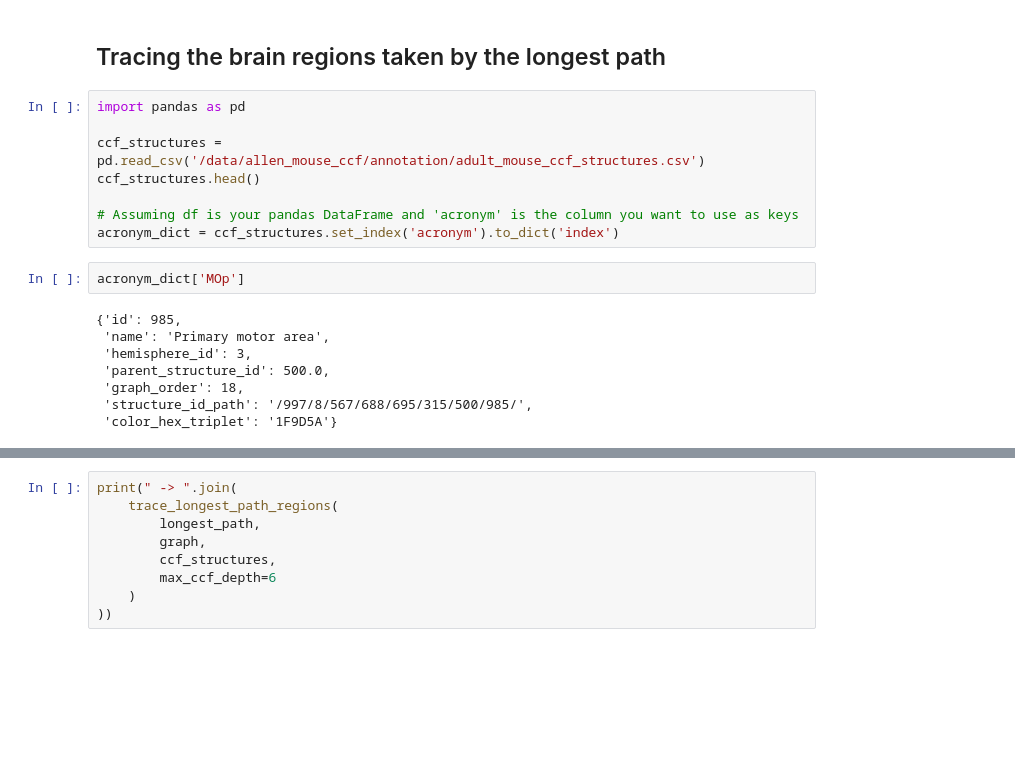
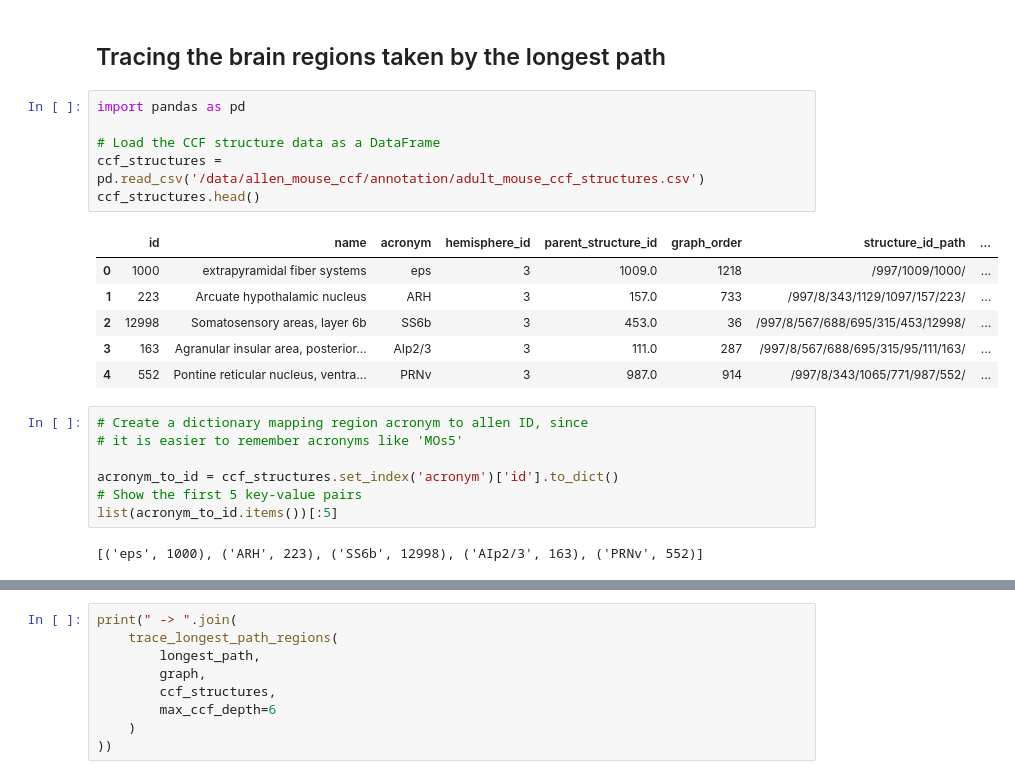
Before and after one commit to AllenNeuralDynamics/CNC-Exaspim-Workshop, a Jupyter notebook: code/networkx.ipynb, the cells around one changed output, grey strips where cells are left out. Drawn from its saved outputs; the diff is of its cells as text; blank space fills up the shorter version.

```diff
--- a/code/networkx.ipynb
+++ b/code/networkx.ipynb
@@ -518,20 +595,24 @@ plot_path_overlay(graph, longest_path)
 # %%
 import pandas as pd
 
+# Load the CCF structure data as a DataFrame
 ccf_structures = pd.read_csv('/data/allen_mouse_ccf/annotation/adult_mouse_ccf_structures.csv')
 ccf_structures.head()
-
-# Assuming df is your pandas DataFrame and 'acronym' is the column you want to use as keys
-acronym_dict = ccf_structures.set_index('acronym').to_dict('index')
+# %% [output]
+|  | id | name | acronym | hemisphere_id | parent_structure_id | graph_order | structure_id_path | ... |
+| 0 | 1000 | extrapyramidal fiber systems | eps | 3 | 1009.0 | 1218 | /997/1009/1000/ | ... |
+| 1 | 223 | Arcuate hypothalamic nucleus | ARH | 3 | 157.0 | 733 | /997/8/343/1129/1097/157/223/ | ... |
+| 2 | 12998 | Somatosensory areas, layer 6b | SS6b | 3 | 453.0 | 36 | /997/8/567/688/695/315/453/12998/ | ... |
+| 3 | 163 | Agranular insular area, posterior... | AIp2/3 | 3 | 111.0 | 287 | /997/8/567/688/695/315/95/111/163/ | ... |
+| 4 | 552 | Pontine reticular nucleus, ventra... | PRNv | 3 | 987.0 | 914 | /997/8/343/1065/771/987/552/ | ... |
-# %%
-acronym_dict['MOp']
-# %% [output]
-{'id': 985,
- 'name': 'Primary motor area',
- 'hemisphere_id': 3,
- 'parent_structure_id': 500.0,
- 'graph_order': 18,
- 'structure_id_path': '/997/8/567/688/695/315/500/985/',
- 'color_hex_triplet': '1F9D5A'}
+# %%
+# Create a dictionary mapping region acronym to allen ID, since
+# it is easier to remember acronyms like 'MOs5'
+
+acronym_to_id = ccf_structures.set_index('acronym')['id'].to_dict()
+# Show the first 5 key-value pairs
+list(acronym_to_id.items())[:5]
+# %% [output]
+[('eps', 1000), ('ARH', 223), ('SS6b', 12998), ('AIp2/3', 163), ('PRNv', 552)]
 # %%
 def get_adjusted_region_id(allen_id, ccf_structures, max_ccf_depth):
```
Also changed, not shown: parts of 37 cells of this notebook, 1 other file.
